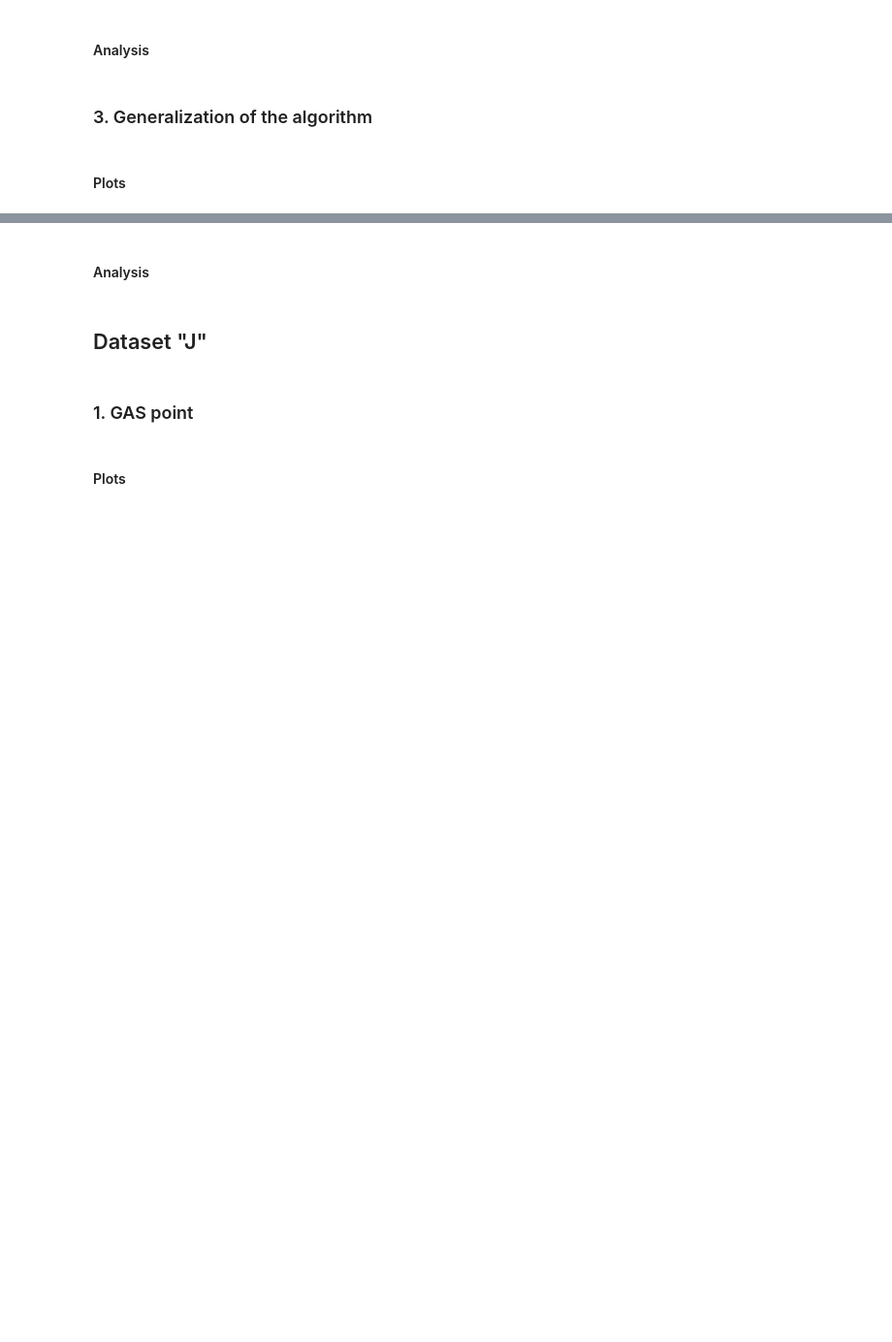
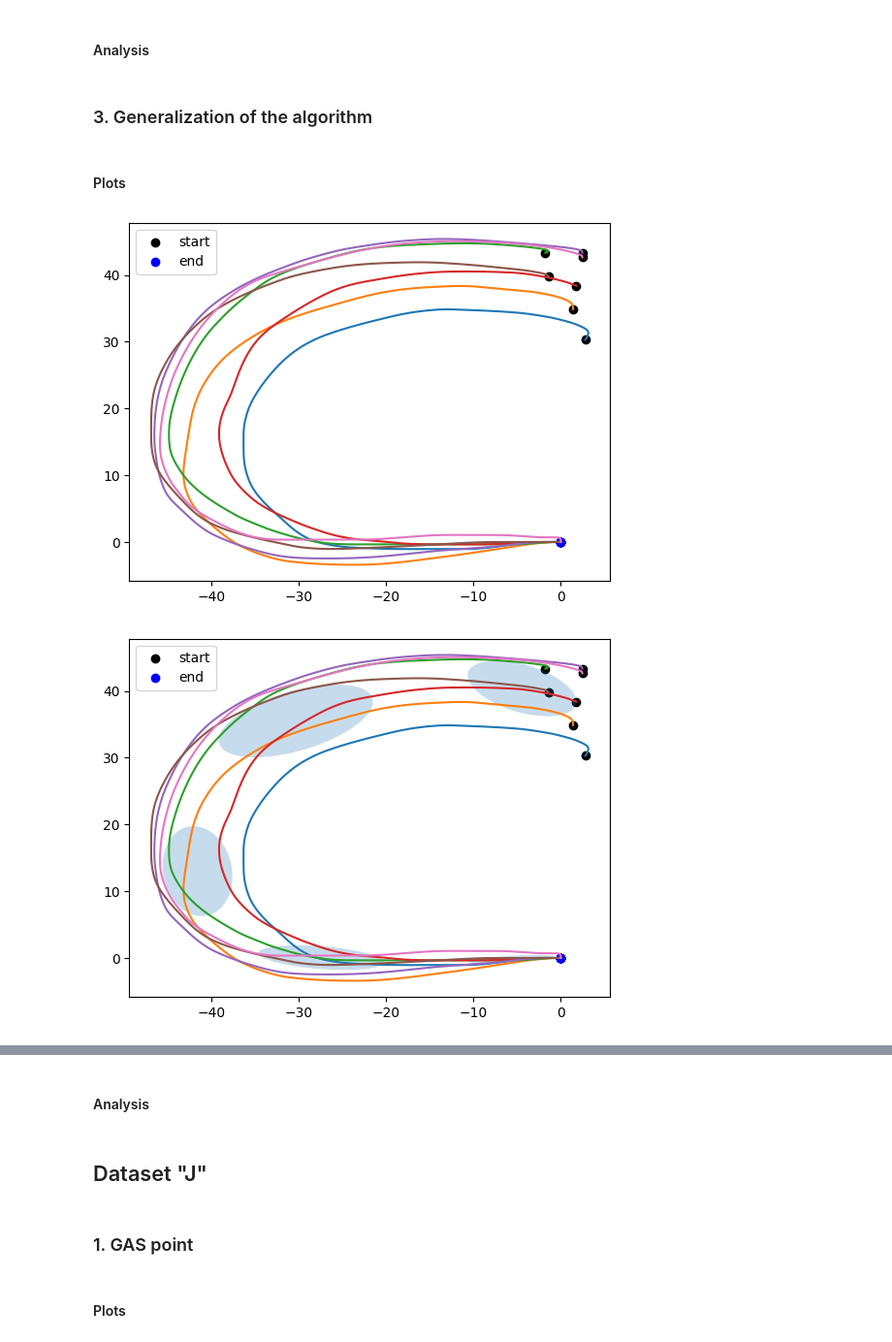
Before and after one commit to AshrithSagar/CP321-ILR-2025, a Jupyter notebook: Assignments/Assignment-4/Codes/Assignment4_RegressionTechniques(RBFN).ipynb, the cells around one changed output, grey strips where cells are left out. Shown at 97% size. Cells and saved outputs as stored; diff of their text form; code cells hidden in the pictures; blank space fills up the shorter version.

```diff
--- a/Assignments/Assignment-4/Codes/Assignment4_RegressionTechniques(RBFN).ipynb
+++ b/Assignments/Assignment-4/Codes/Assignment4_RegressionTechniques(RBFN).ipynb
@@ -373,3 +387,8 @@ As seen from the vector field, the arrows are diverging near the outer areas of
 ### 3. Generalization of the algorithm
 # %% [markdown]
 #### Plots
+# %%
+fit_rbfn(dataset="c", n=5, bias=False)
+# %% [output]
+[figure, added]
+[figure, added]
```
Also changed, not shown: parts of 4 cells of this notebook.
